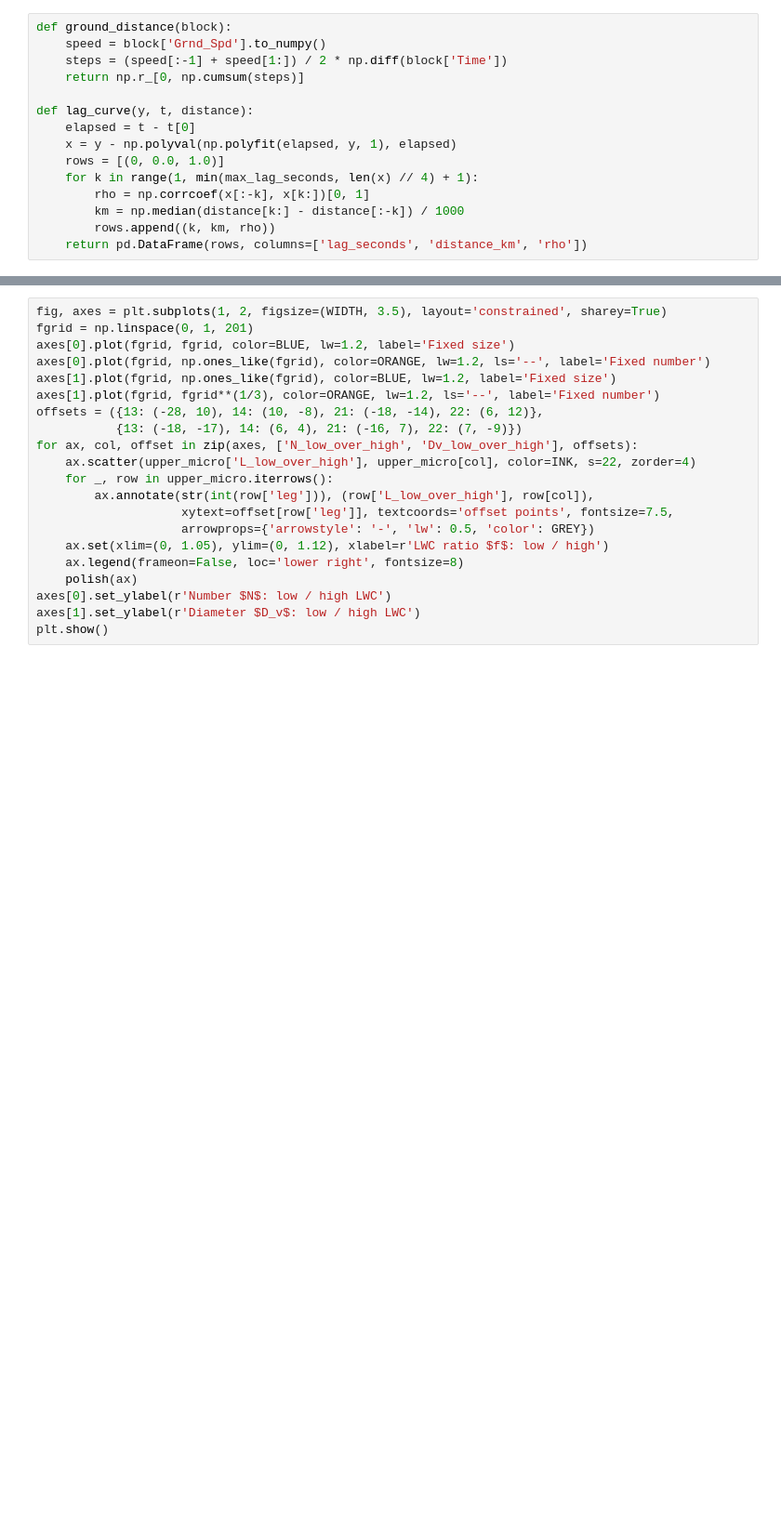
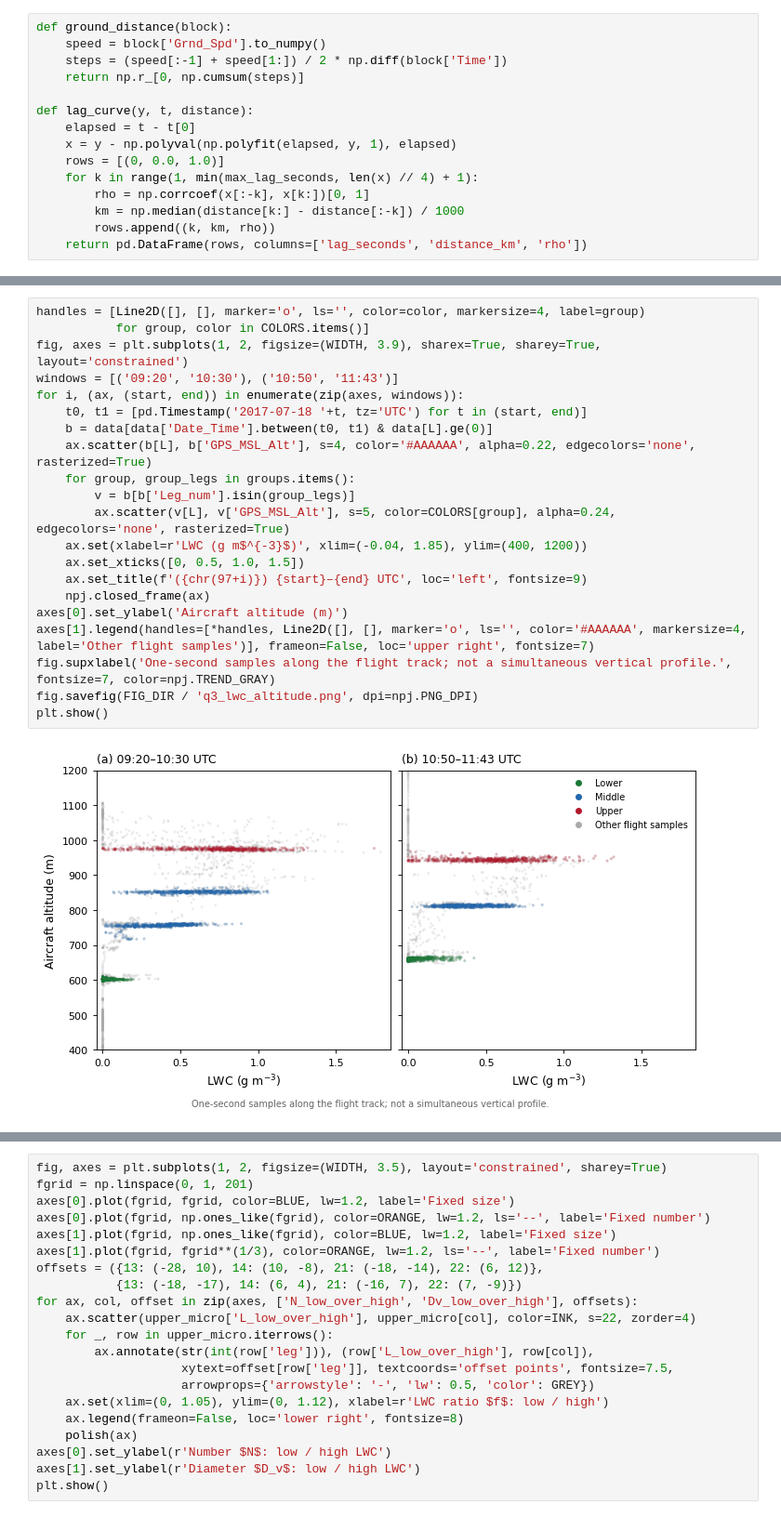
Before and after one commit to leewonseokkr/class, a Jupyter notebook: statistic_for_atm/q3.ipynb, the cells around one changed output, grey strips where cells are left out. Shown at 93% size. Drawn from its saved outputs; the diff is of its cells as text; blank space fills up the shorter version.

```diff
--- a/statistic_for_atm/q3.ipynb
+++ b/statistic_for_atm/q3.ipynb
@@ -141,3 +151,26 @@ plt.show()
+# %%
+handles = [Line2D([], [], marker='o', ls='', color=color, markersize=4, label=group)
+           for group, color in COLORS.items()]
+fig, axes = plt.subplots(1, 2, figsize=(WIDTH, 3.9), sharex=True, sharey=True, layout='constrained')
+windows = [('09:20', '10:30'), ('10:50', '11:43')]
+for i, (ax, (start, end)) in enumerate(zip(axes, windows)):
+    t0, t1 = [pd.Timestamp('2017-07-18 '+t, tz='UTC') for t in (start, end)]
+    b = data[data['Date_Time'].between(t0, t1) & data[L].ge(0)]
+    ax.scatter(b[L], b['GPS_MSL_Alt'], s=4, color='#AAAAAA', alpha=0.22, edgecolors='none', rasterized=True)
+    for group, group_legs in groups.items():
+        v = b[b['Leg_num'].isin(group_legs)]
+        ax.scatter(v[L], v['GPS_MSL_Alt'], s=5, color=COLORS[group], alpha=0.24, edgecolors='none', rasterized=True)
+    ax.set(xlabel=r'LWC (g m$^{-3}$)', xlim=(-0.04, 1.85), ylim=(400, 1200))
+    ax.set_xticks([0, 0.5, 1.0, 1.5])
+    ax.set_title(f'({chr(97+i)}) {start}–{end} UTC', loc='left', fontsize=9)
+    npj.closed_frame(ax)
+axes[0].set_ylabel('Aircraft altitude (m)')
+axes[1].legend(handles=[*handles, Line2D([], [], marker='o', ls='', color='#AAAAAA', markersize=4, label='Other flight samples')], frameon=False, loc='upper right', fontsize=7)
+fig.supxlabel('One-second samples along the flight track; not a simultaneous vertical profile.', fontsize=7, color=npj.TREND_GRAY)
+fig.savefig(FIG_DIR / 'q3_lwc_altitude.png', dpi=npj.PNG_DPI)
+plt.show()
+# %% [output]
+[figure, added]
 # %%
 fig, ax = plt.subplots(figsize=(WIDTH, 3.35), layout='constrained')
 grid = np.linspace(0, 4, 201)
```
Also changed, not shown: parts of 6 cells of this notebook, 1 other file.
